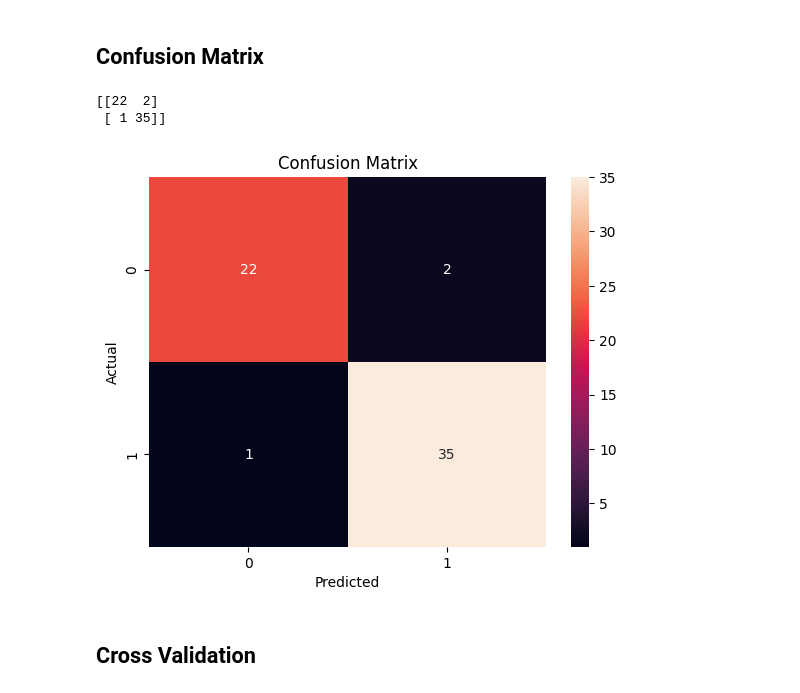
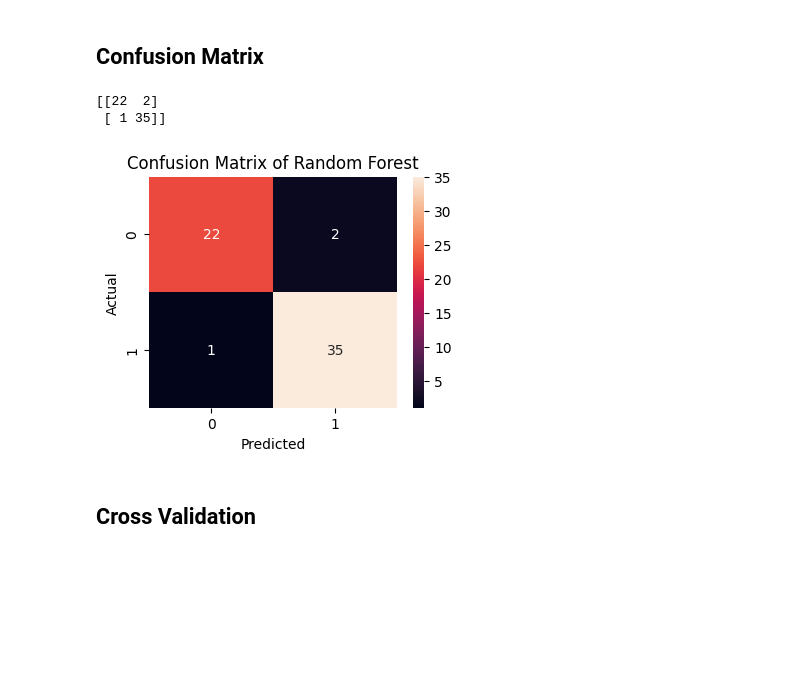
Before and after one commit to kruthi-sb/Cardiac_Events_ML, a Jupyter notebook: ML/RF.ipynb, the cells around one changed output. Saved outputs shown, nothing was run; the diff lists cells and outputs as text; code cells hidden in the pictures; blank space fills up the shorter version.

```diff
--- a/ML/RF.ipynb
+++ b/ML/RF.ipynb
@@ -163,22 +163,23 @@ weighted avg       0.95      0.95      0.95        60
 # %%
 #get the confusion matrix
 from sklearn.metrics import confusion_matrix
 cm = confusion_matrix(y_test, y_pred)
 print(cm)
 
 #visualize the confusion matrix
 import matplotlib.pyplot as plt
 import seaborn as sns
+axes, fig = plt.subplots(figsize=(4,3))
 sns.heatmap(cm, annot=True, fmt="d") #fmt="d" means the values in the matrix are integers
 #annot=True means the values in the matrix are displayed
-plt.title("Confusion Matrix")
+plt.title("Confusion Matrix of Random Forest")
 plt.xlabel("Predicted")
 plt.ylabel("Actual")
 plt.show()
 # %% [output]
 [[22  2]
  [ 1 35]]
-[figure, old version]
+[figure, new version]
 # %% [markdown]
 ## Cross Validation
 # %%
```
Also changed, not shown: 4 other files.
